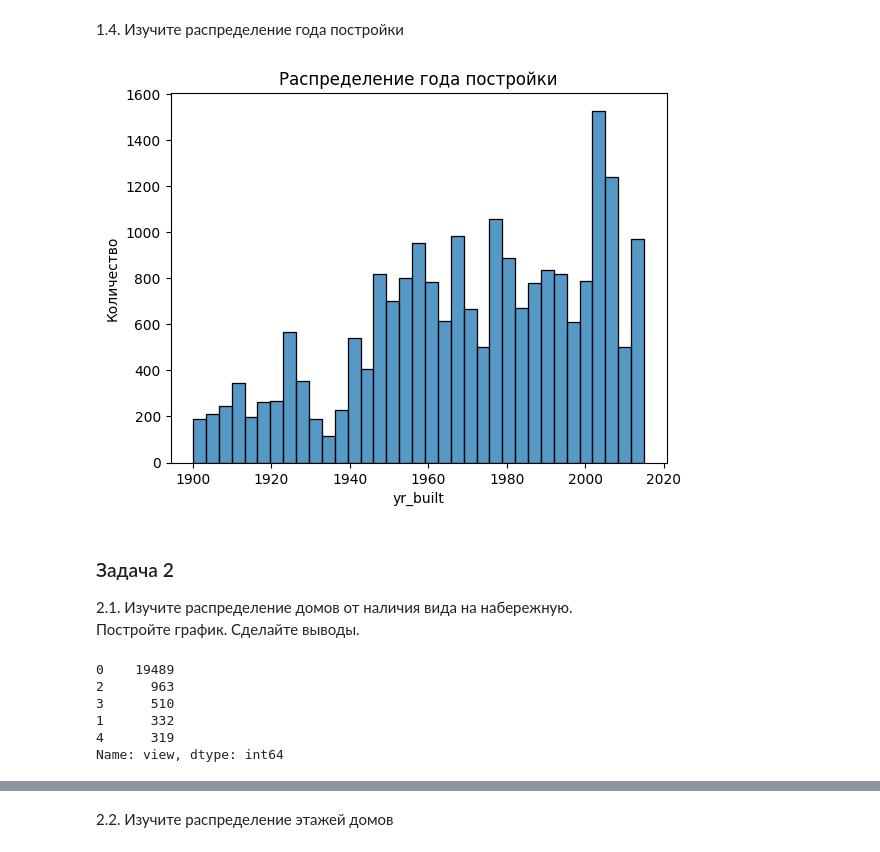
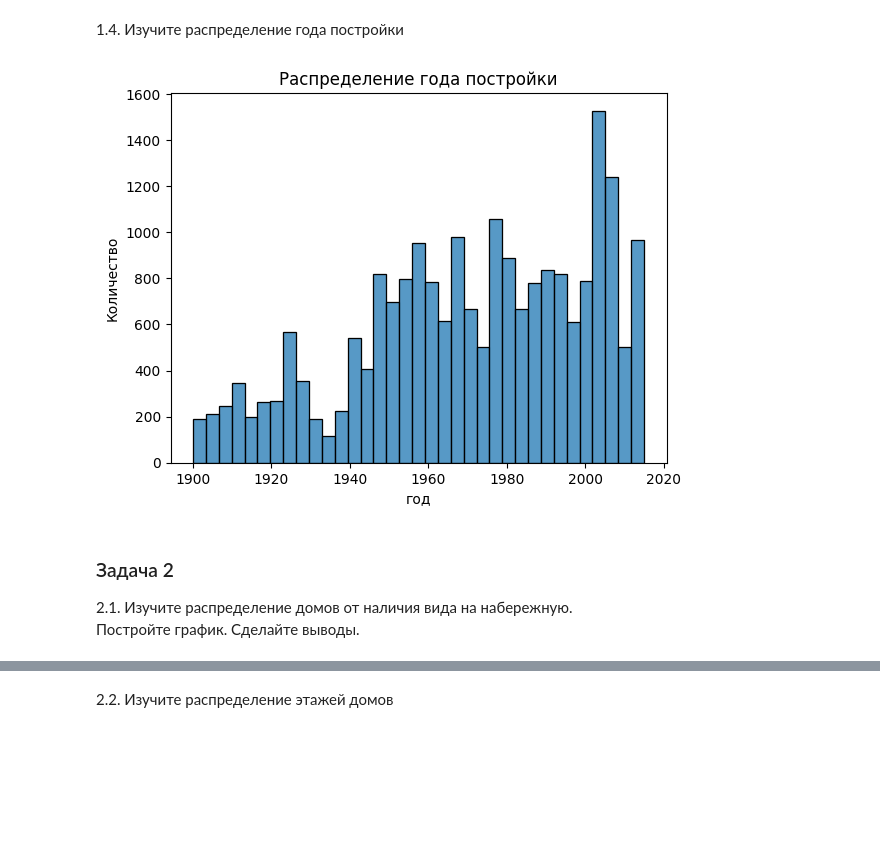
Before and after one commit to PodorogaElla/PforA, a Jupyter notebook: Sem4HW.ipynb, the cells around one changed output, grey strips where cells are left out. Drawn from its saved outputs; the diff is of its cells as text; code cells hidden in the pictures; blank space fills up the shorter version.

```diff
--- a/Sem4HW.ipynb
+++ b/Sem4HW.ipynb
@@ -49,22 +47,12 @@ plt.ylabel('Количество');
 # %%
 sns.histplot(df['yr_built'])
 plt.title('Распределение года постройки')
-plt.xlabel('yr_built')
+plt.xlabel('год')
 plt.ylabel('Количество');
 # %% [output]
-[figure, old version]
+[figure, new version]
 # %% [markdown]
 ### Задача 2
 2.1. Изучите распределение домов от наличия вида на набережную.
 Постройте график.
 Сделайте выводы.
-# %%
-data = df['view'].value_counts()
-data
-# %% [output]
-0    19489
-2      963
-3      510
-1      332
-4      319
-Name: view, dtype: int64
```
Also changed, not shown: parts of 7 cells of this notebook.
